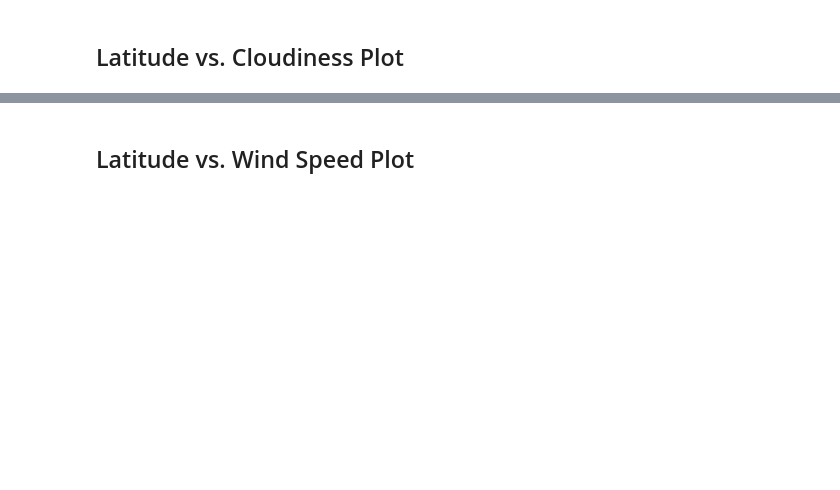
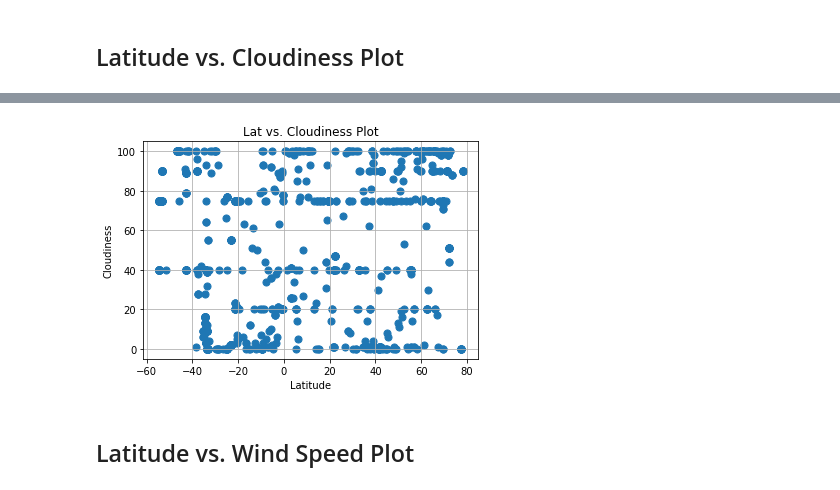
Before and after one commit to npipkins/Homework6_PythonAPI, a Jupyter notebook: WeatherPy/WeatherPy.ipynb, the cells around one changed output, grey strips where cells are left out. Cells and saved outputs as stored; diff of their text form; code cells hidden in the pictures; blank space fills up the shorter version.

```diff
--- a/WeatherPy/WeatherPy.ipynb
+++ b/WeatherPy/WeatherPy.ipynb
@@ -135,2 +197,11 @@ Int64Index([], dtype='int64')
+# %%
+cities_df.plot.scatter("Lat", "Cloudiness", s = 50)
+
+plt.title('Lat vs. Cloudiness Plot')
+plt.xlabel('Latitude')
+plt.ylabel('Cloudiness')
+plt.grid()
+# %% [output]
+[figure, added]
 # %% [markdown]
 ## Latitude vs. Wind Speed Plot
```
Also changed, not shown: parts of 37 cells of this notebook, 5 other files.
